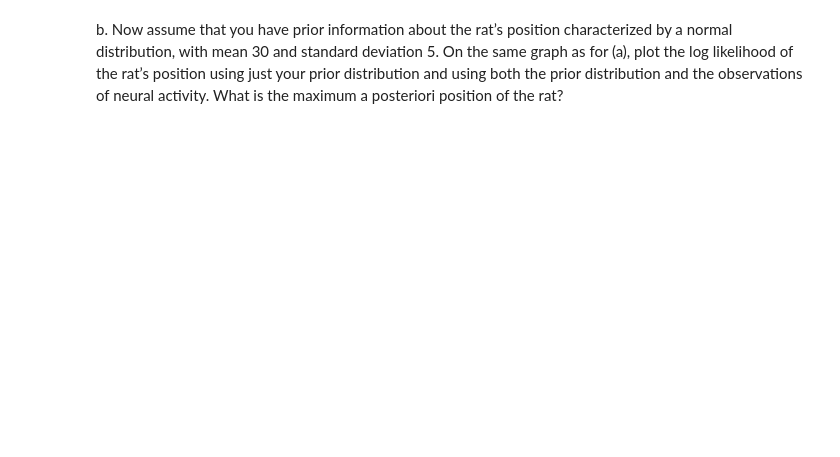
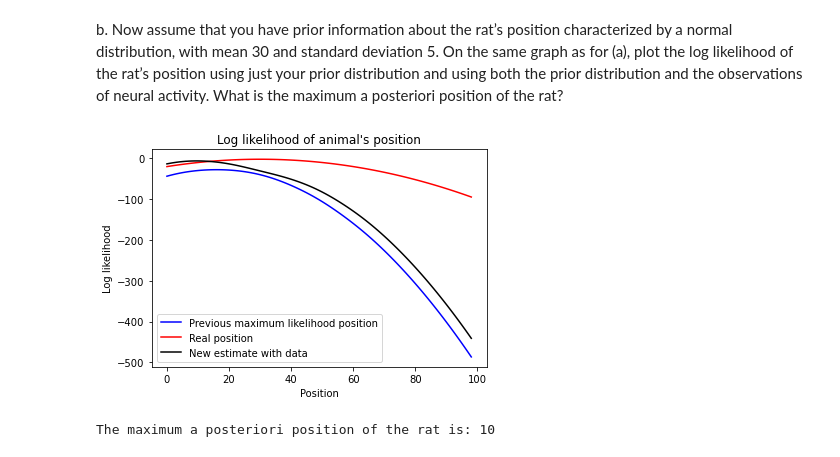
Before and after one commit to SaiAkhilVudattu/Neuro_classes, a Jupyter notebook: signal_processing/HW6/HW6.ipynb, the cells around one changed output. Saved outputs shown, nothing was run; the diff lists cells and outputs as text; code cells hidden in the pictures; blank space fills up the shorter version.

```diff
--- a/signal_processing/HW6/HW6.ipynb
+++ b/signal_processing/HW6/HW6.ipynb
@@ -135,2 +111,36 @@ plt.show()
 # %% [markdown]
 b. Now assume that you have prior information about the rat’s position characterized by a normal distribution, with mean 30 and standard deviation 5. On the same graph as for (a), plot the log likelihood of the rat’s position using just your prior distribution and using both the prior distribution and the observations of neural activity. What is the maximum a posteriori position of the rat?
+# %%
+def lognormal(x, mu=30, sigma=5):
+    factor = 1/(sigma*np.sqrt(2*np.pi))
+    argument = factor*np.exp(-0.5*((x-mu)/sigma)**2)
+    return np.log(argument) # Logarithm of a normal distribution. Animal's position
+# %%
+normal_dist = [lognormal(xs[i]) for i in range(len(xs))] # This will be the lambda we will use for every position
+norm_likelihoods = np.zeros(100)
+
+for i in range(len(xs)-1):
+    norm_log_likelihood = 1
+
+    for neuron_i in range(0,10):
+        lambda_d = np.exp((-(xs[i]-mu[neuron_i])**2)/(2*sigma[neuron_i]**2))
+        norm_log_likelihood = norm_log_likelihood*normal_dist[i]*(np.exp(-lambda_d)*(1/math.factorial(n[neuron_i]))*lambda_d**n[neuron_i])
+
+    norm_likelihoods[i] = np.log(norm_log_likelihood)
+# %%
+end = len(xs) -1
+# %%
+plt.plot(xs[:end], likelihoods[:end], c="blue", label = "Previous maximum likelihood position")
+plt.plot(xs[:end], normal_dist[:end], c="red", label = "Real position")
+plt.plot(xs[:end], norm_likelihoods[:end], c="k", label = "New estimate with data")
+plt.xlabel("Position")
+plt.ylabel("Log likelihood")
+plt.title("Log likelihood of animal's position")
+plt.legend()
+plt.show()
+# %% [output]
+[figure, added]
+# %%
+print("The maximum a posteriori position of the rat is:", xs[np.argmax(norm_likelihoods[:end])])
+# %% [output]
+The maximum a posteriori position of the rat is: 10
```
Also changed, not shown: parts of 53 cells of this notebook, 1 other file.
